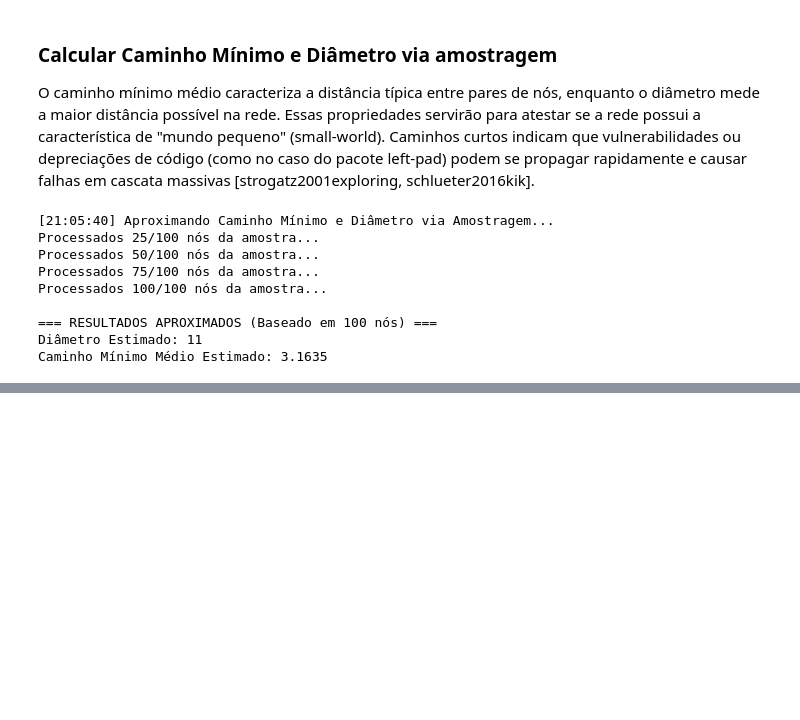
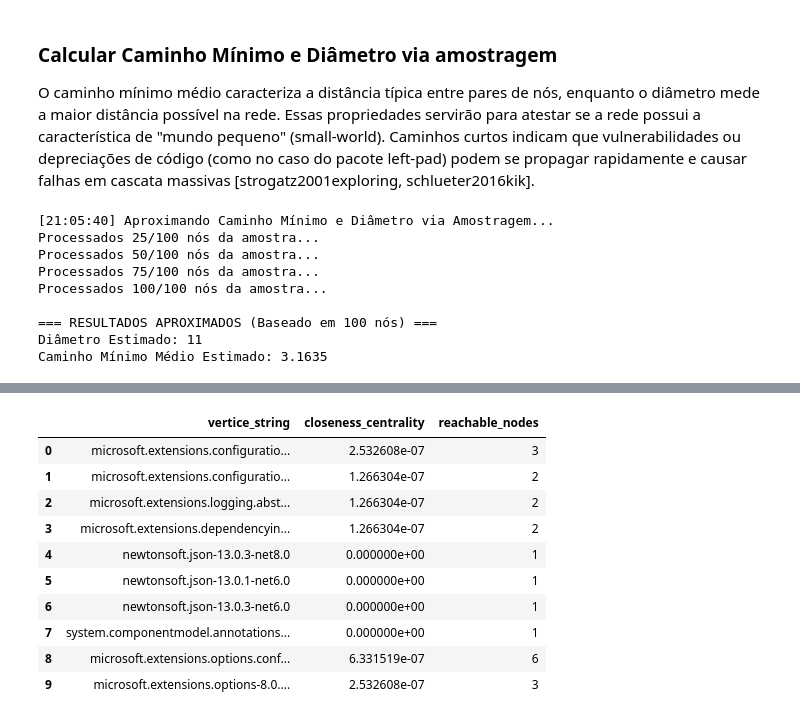
Before and after one commit to gabrieleduardo/public-package-manager-complex-network, a Jupyter notebook: Mestrado.ipynb, the cells around one changed output, grey strips where cells are left out. Saved outputs shown, nothing was run; the diff lists cells and outputs as text; code cells hidden in the pictures; blank space fills up the shorter version.

```diff
--- a/Mestrado.ipynb
+++ b/Mestrado.ipynb
@@ -288,0 +371,65 @@ Caminho Mínimo Médio Estimado: 3.1635
+# %%
+import gc
+import cupy
+import cudf
+import cugraph
+from datetime import datetime
+
+print(f"[{datetime.now().strftime('%H:%M:%S')}] Implementação Customizada de Closeness Centrality...")
+print("Selecionando os 25 pacotes com maior grau de entrada (Hubs) para avaliação...")
+
+# 1. Pegar os 25 nós mais dependidos (In-Degree) como amostra estratégica
+in_degrees = G_gpu.in_degree()
+sample_nodes = in_degrees.nlargest(25, 'degree')['vertex'].to_pandas().tolist()
+
+# Limpeza
+del in_degrees
+gc.collect()
+cupy.get_default_memory_pool().free_all_blocks()
+
+closeness_results = []
+N = len(df_vertices_gpu)
+
+print(f"[{datetime.now().strftime('%H:%M:%S')}] Rodando BFS para os {len(sample_nodes)} nós estratégicos...")
+
+for i, v in enumerate(sample_nodes):
+    # BFS a partir do nó 'v'
+    # Nota: Em um grafo direcionado, isso mede a 'Out-Closeness'
+    # (a eficiência com que uma mudança/vulnerabilidade neste pacote atinge os outros)
+    bfs_res = cugraph.bfs(G_gpu, v)
+
+    # Filtrar distâncias válidas (remover infinitos/inalcançáveis que recebem max int)
+    valid_dists = bfs_res[bfs_res['distance'] < 1e9]['distance']
+
+    n_reachable = len(valid_dists)
+    sum_dist = valid_dists.sum()
+
+    if sum_dist > 0 and n_reachable > 1:
+        # Closeness normalizada de Wasserman e Faust (ideal para redes com componentes desconectadas)
+        # C_w(v) = ((n_reachable - 1) / sum_dist) * ((n_reachable - 1) / (N - 1))
+        closeness = ((n_reachable - 1) / sum_dist) * ((n_reachable - 1) / (N - 1))
+    else:
+        closeness = 0.0
+
+    closeness_results.append({
+        'vertex': v,
+        'closeness_centrality': float(closeness),
+        'reachable_nodes': int(n_reachable)
+    })
+
+    # Limpeza severa a cada iteração para evitar OOM
+    del bfs_res
+    del valid_dists
+    gc.collect()
+    cupy.get_default_memory_pool().free_all_blocks()
+
+    if (i + 1) % 5 == 0:
+        print(f"[{datetime.now().strftime('%H:%M:%S')}] {i + 1}/{len(sample_nodes)} nós calculados...")
+
+# Convertendo para DataFrame e mostrando resultados
+closeness_df_custom = cudf.DataFrame(closeness_results)
+top_close = closeness_df_custom.nlargest(10, 'closeness_centrality')
+
+print("\n=== TOP 10 Centralidade de Proximidade (Amostra dos 25 Hubs) ===")
+display(top_close.merge(df_vertices_gpu, left_on='vertex', right_on='id_numerico', how='left')[['vertice_string', 'closeness_centrality', 'reachable_nodes']].to_pandas())
+# %% [output]
@@ -288,0 +446,11 @@ Caminho Mínimo Médio Estimado: 3.1635
+|  | vertice_string | closeness_centrality | reachable_nodes |
+| 0 | microsoft.extensions.configuratio... | 2.532608e-07 | 3 |
+| 1 | microsoft.extensions.configuratio... | 1.266304e-07 | 2 |
+| 2 | microsoft.extensions.logging.abst... | 1.266304e-07 | 2 |
+| 3 | microsoft.extensions.dependencyin... | 1.266304e-07 | 2 |
+| 4 | newtonsoft.json-13.0.3-net8.0 | 0.000000e+00 | 1 |
+| 5 | newtonsoft.json-13.0.1-net6.0 | 0.000000e+00 | 1 |
+| 6 | newtonsoft.json-13.0.3-net6.0 | 0.000000e+00 | 1 |
+| 7 | system.componentmodel.annotations... | 0.000000e+00 | 1 |
+| 8 | microsoft.extensions.options.conf... | 6.331519e-07 | 6 |
+| 9 | microsoft.extensions.options-8.0.... | 2.532608e-07 | 3 |
```
Also changed, not shown: parts of 18 cells of this notebook.
